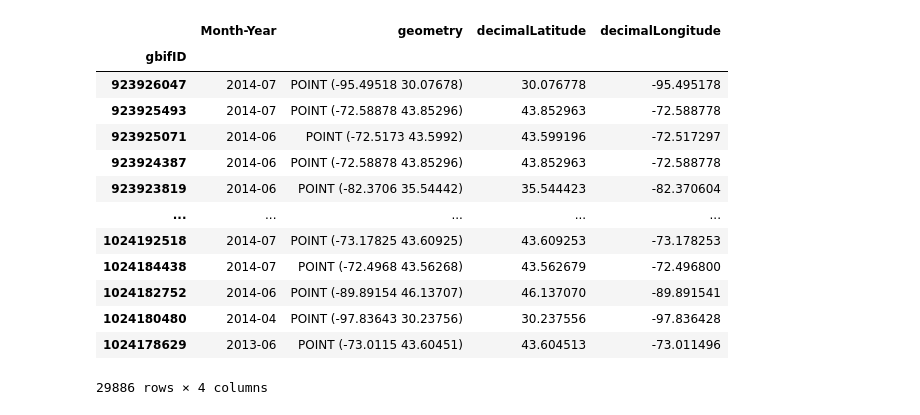
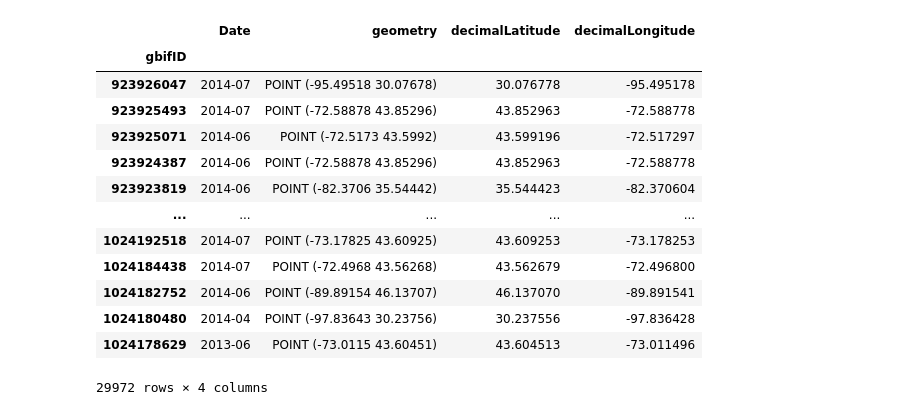
Before and after one commit to Livian-Von-Dran/polyphemus-moth-light-pollution, a Jupyter notebook: notebooks/polyphemus-moth-light-pollution-analysis.ipynb, the cells around one changed output. Saved outputs shown, nothing was run; the diff lists cells and outputs as text; code cells hidden in the pictures.

```diff
--- a/notebooks/polyphemus-moth-light-pollution-analysis.ipynb
+++ b/notebooks/polyphemus-moth-light-pollution-analysis.ipynb
@@ -137,7 +243,9 @@ INFO:On disk at polyphemus-moth-data-dir/0006912-251120083545085.zip
 # %%
 # Load the GBIF data
+gbif_file = gbif_df[0]
+
 gbif_polyphemus_df = pd.read_csv(
-    gbif_polyphemus_path,
+    gbif_file,
     delimiter='\t',
         index_col='gbifID',
         usecols=['gbifID', 'eventDate','decimalLatitude', 'decimalLongitude']
@@ -165,7 +273,7 @@ gbif_polyphemus_df['month'] = gbif_polyphemus_df['eventDate'].dt.month
 gbif_polyphemus_df['year'] = gbif_polyphemus_df['eventDate'].dt.year
 
 #  Combine month and year into a single column
-gbif_polyphemus_df['Month-Year'] = gbif_polyphemus_df['eventDate'].dt.to_period('M')
+gbif_polyphemus_df['Date'] = gbif_polyphemus_df['eventDate'].dt.to_period('M')
 
 gbif_polyphemus_df.head()
 # %% [output]
@@ -187,7 +295,7 @@ gbif_gdf = (
             gbif_polyphemus_df.decimalLatitude),
         crs="EPSG:4326")
     # Specify the desired columns
-    [['Month-Year', 'geometry', 'decimalLatitude', 'decimalLongitude']]
+    [['Date', 'geometry', 'decimalLatitude', 'decimalLongitude']]
 )
 gbif_gdf
 # %% [output]
@@ -208,10 +316,10 @@ gbif_gdf
 # %%
-# Remove data points with NaN values
-clean_gbif_gdf = gbif_gdf.dropna(subset=['Month-Year'])
+# Remove data points with "NaT" values
+clean_gbif_gdf = gbif_gdf.dropna(subset=['Date'])
 
 clean_gbif_gdf
 # %% [output]
-|  | Month-Year | geometry | decimalLatitude | decimalLongitude |
+|  | Date | geometry | decimalLatitude | decimalLongitude |
 | gbifID |  |  |  |  |
 | 923926047 | 2014-07 | POINT (-95.49518 30.07678) | 30.076778 | -95.495178 |
 | 923925493 | 2014-07 | POINT (-72.58878 43.85296) | 43.852963 | -72.588778 |
@@ -224,4 +332,4 @@ clean_gbif_gdf
 | 1024182752 | 2014-06 | POINT (-89.89154 46.13707) | 46.137070 | -89.891541 |
 | 1024180480 | 2014-04 | POINT (-97.83643 30.23756) | 30.237556 | -97.836428 |
 | 1024178629 | 2013-06 | POINT (-73.0115 43.60451) | 43.604513 | -73.011496 |
-29886 rows × 4 columns
+29972 rows × 4 columns
```
Also changed, not shown: parts of 21 cells of this notebook.
